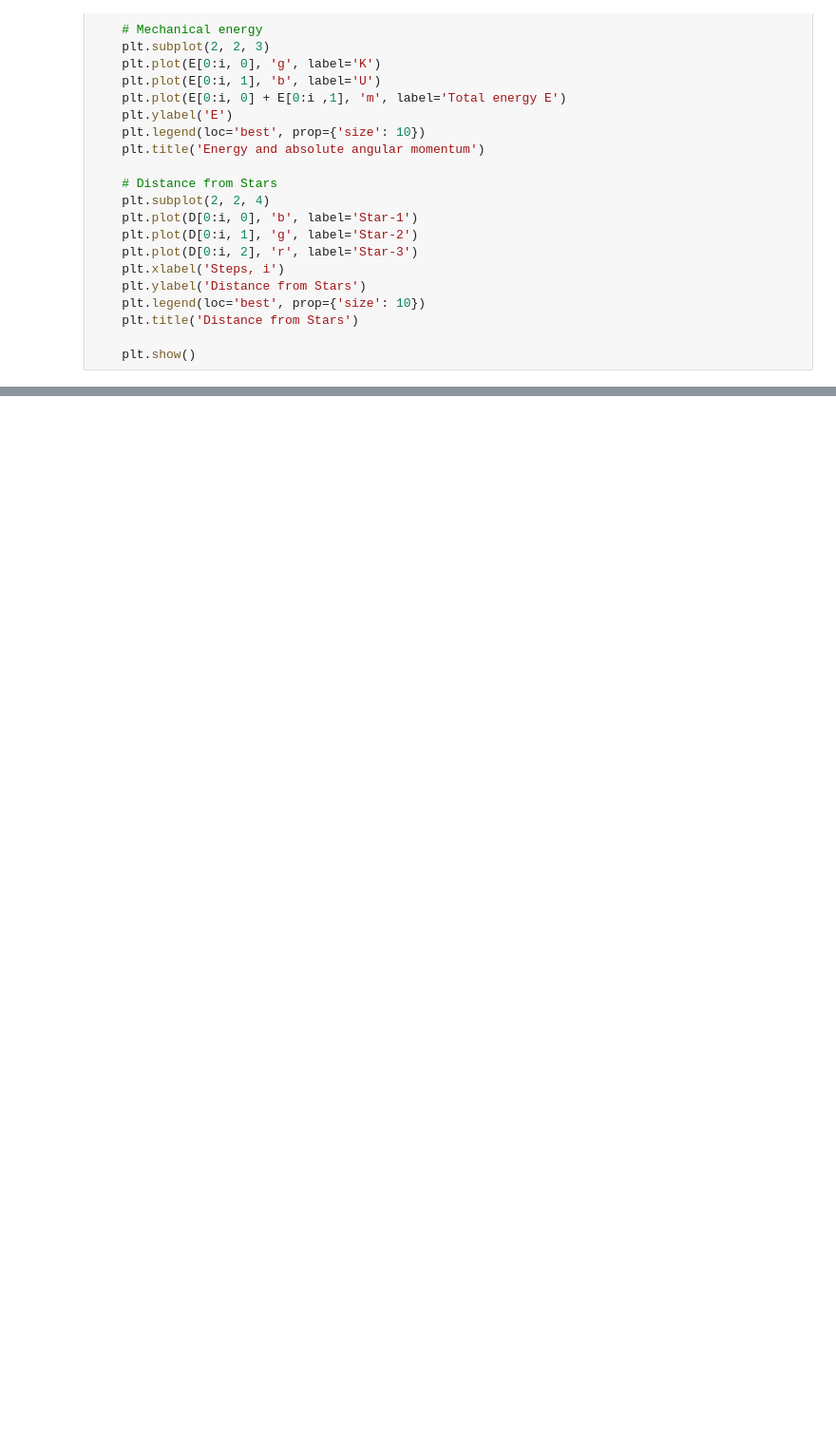
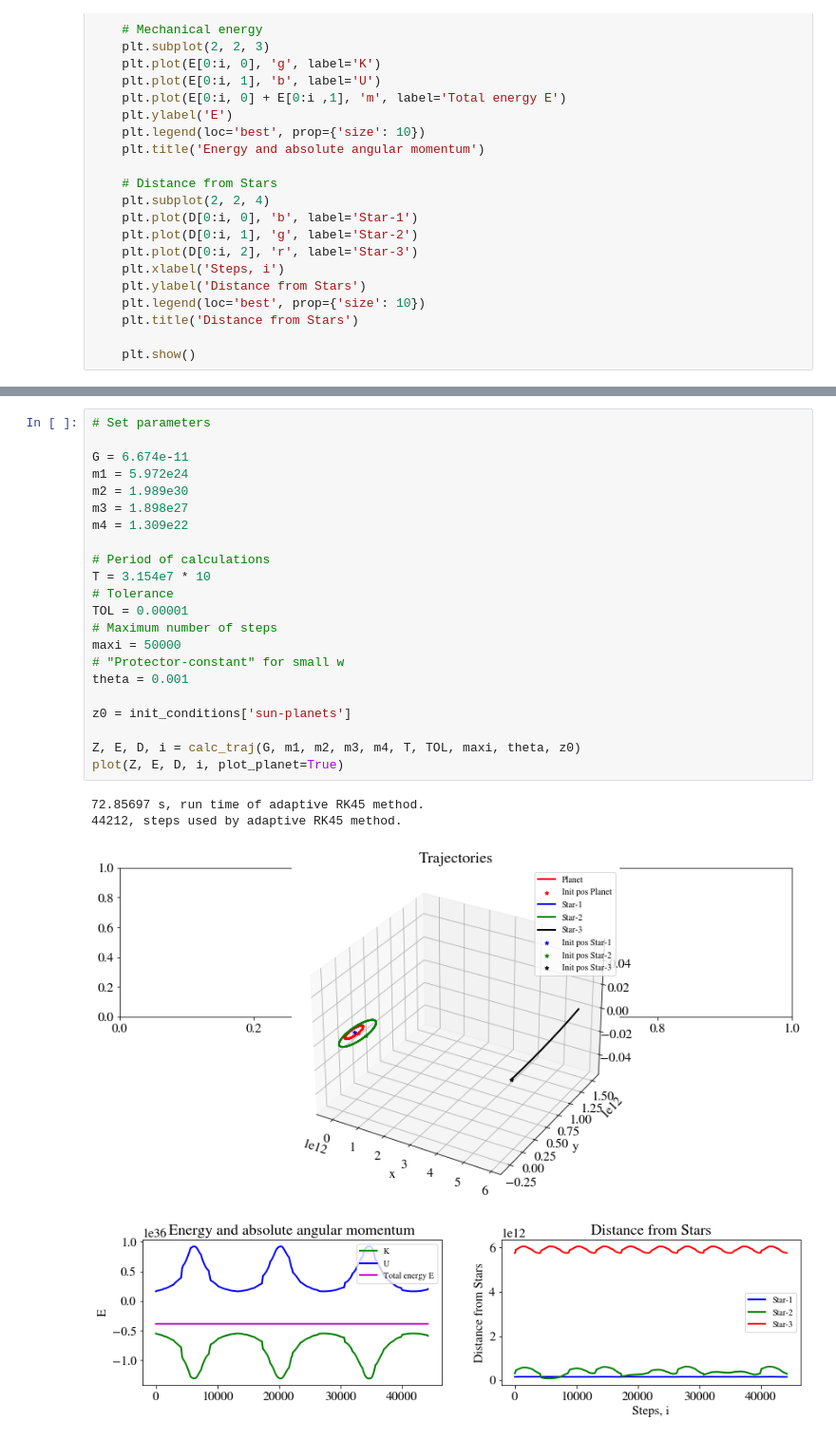
Before and after one commit to narnix-gnos/Trisolarian, a Jupyter notebook: testbed.ipynb, the cells around one changed output, grey strips where cells are left out. Shown at 95% size. Cells and saved outputs as stored; diff of their text form; blank space fills up the shorter version.

```diff
--- a/testbed.ipynb
+++ b/testbed.ipynb
@@ -273,3 +316,30 @@ init_conditions["fig8-planet-z"] = z0
+# %%
+# Set parameters
+
+G = 6.674e-11
+m1 = 5.972e24
+m2 = 1.989e30
+m3 = 1.898e27
+m4 = 1.309e22
+
+# Period of calculations
+T = 3.154e7 * 10
+# Tolerance
+TOL = 0.00001
+# Maximum number of steps
+maxi = 50000
+# "Protector-constant" for small w
+theta = 0.001
+
+z0 = init_conditions['sun-planets']
+
+Z, E, D, i = calc_traj(G, m1, m2, m3, m4, T, TOL, maxi, theta, z0)
+plot(Z, E, D, i, plot_planet=True)
+# %% [output]
+72.85697 s, run time of adaptive RK45 method.
+44212, steps used by adaptive RK45 method.
+[figure, added]
+[figure, added]
 # %%
 # Set parameters
 
```
Also changed, not shown: parts of 5 cells of this notebook, 3 other files.
